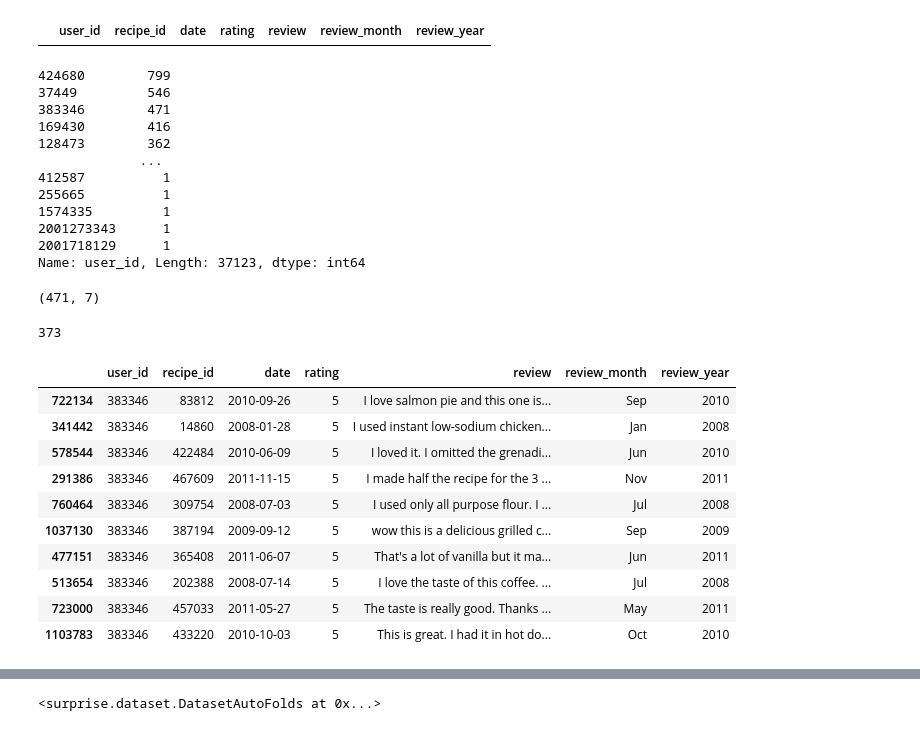
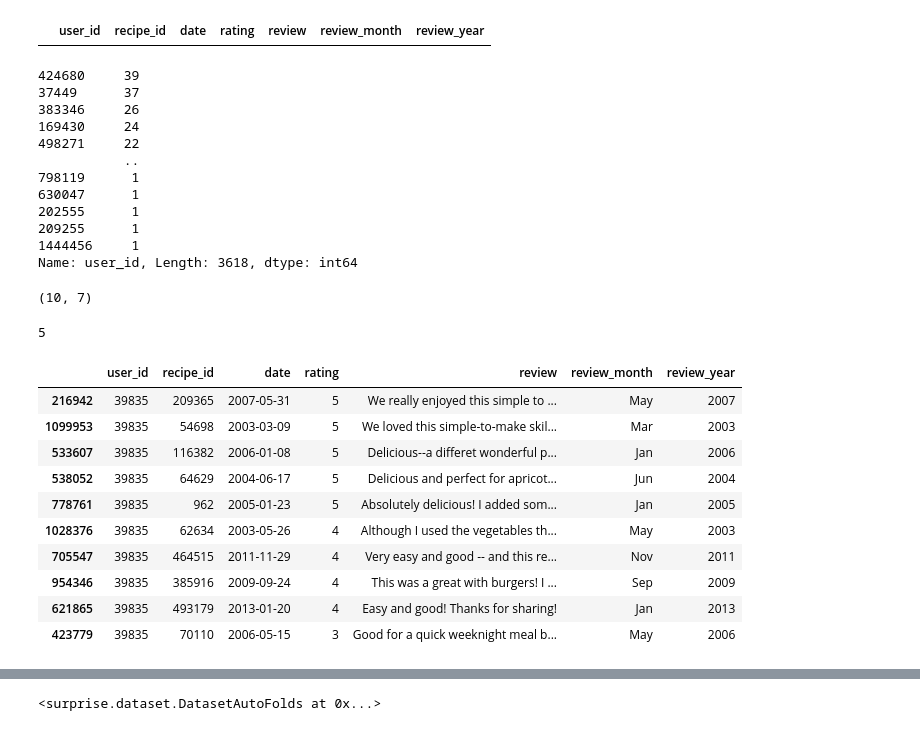
Before and after one commit to kli210/recipe_recommender_capstone, a Jupyter notebook: advanced_modelling.ipynb, the cells around one changed output, grey strips where cells are left out. Cells and saved outputs as stored; diff of their text form; code cells hidden in the pictures.

Commit message:
reduced dataset

```diff
--- a/advanced_modelling.ipynb
+++ b/advanced_modelling.ipynb
@@ -30,8 +30,8 @@ Shape:  (1071351, 7)
 Number of Unique Users: 195947
 Number of Unique recipes: 226583
 # %%
-# Sample 10% of the dataset
-sampled_data = rating_df.sample(frac=0.1, random_state=42)
+# Sample 0.5% of the dataset
+sampled_data = rating_df.sample(frac=0.005, random_state=42)
 
 # Print the shape of the sampled dataset
 print("Shape of Sampled Dataset:", sampled_data.shape)
@@ -52,41 +52,41 @@ sampled_data[sampled_data['rating'].isna()]
 # %%
 sampled_data['user_id'].value_counts()
 # %% [output]
-424680        799
-37449         546
-383346        471
-169430        416
-128473        362
-             ...
-412587          1
-255665          1
-1574335         1
-2001273343      1
-2001718129      1
-Name: user_id, Length: 37123, dtype: int64
+424680     39
+37449      37
+383346     26
+169430     24
+498271     22
+           ..
+798119      1
+630047      1
+202555      1
+209255      1
+1444456     1
+Name: user_id, Length: 3618, dtype: int64
 # %%
-# Check number of recipes rated by user 383346
-user_383346 = sampled_data[sampled_data['user_id'] == '383346']
-user_383346.shape
+# Check number of recipes rated by user 39835
+user_39835 = sampled_data[sampled_data['user_id'] == '39835']
+user_39835.shape
 # %% [output]
-(471, 7)
+(10, 7)
 # %%
-# find the number of recipe user 424680 rated as 5/5
-sum(user_383346['rating'] == 5)
+# find the number of recipe user 39835 rated as 5/5
+sum(user_39835['rating'] == 5)
 # %% [output]
-373
+5
 # %%
-# sort the recipes of user 383346 by the rating in descending order (5->1)
-user_383346.sort_values("rating", ascending=False).head(10)
+# sort the recipes of user 39835 by the rating in descending order (5->1)
+user_39835.sort_values("rating", ascending=False).head(10)
 # %% [output]
 |  | user_id | recipe_id | date | rating | review | review_month | review_year |
-| 722134 | 383346 | 83812 | 2010-09-26 | 5 | I love salmon pie and this one is... | Sep | 2010 |
-| 341442 | 383346 | 14860 | 2008-01-28 | 5 | I used instant low-sodium chicken... | Jan | 2008 |
-| 578544 | 383346 | 422484 | 2010-06-09 | 5 | I loved it. I omitted the grenadi... | Jun | 2010 |
-| 291386 | 383346 | 467609 | 2011-11-15 | 5 | I made half the recipe for the 3 ... | Nov | 2011 |
-| 760464 | 383346 | 309754 | 2008-07-03 | 5 | I used only all purpose flour. I ... | Jul | 2008 |
-| 1037130 | 383346 | 387194 | 2009-09-12 | 5 | wow this is a delicious grilled c... | Sep | 2009 |
-| 477151 | 383346 | 365408 | 2011-06-07 | 5 | That's a lot of vanilla but it ma... | Jun | 2011 |
-| 513654 | 383346 | 202388 | 2008-07-14 | 5 | I love the taste of this coffee. ... | Jul | 2008 |
-| 723000 | 383346 | 457033 | 2011-05-27 | 5 | The taste is really good. Thanks ... | May | 2011 |
-| 1103783 | 383346 | 433220 | 2010-10-03 | 5 | This is great. I had it in hot do... | Oct | 2010 |
+| 216942 | 39835 | 209365 | 2007-05-31 | 5 | We really enjoyed this simple to ... | May | 2007 |
+| 1099953 | 39835 | 54698 | 2003-03-09 | 5 | We loved this simple-to-make skil... | Mar | 2003 |
+| 533607 | 39835 | 116382 | 2006-01-08 | 5 | Delicious--a differet wonderful p... | Jan | 2006 |
+| 538052 | 39835 | 64629 | 2004-06-17 | 5 | Delicious and perfect for apricot... | Jun | 2004 |
+| 778761 | 39835 | 962 | 2005-01-23 | 5 | Absolutely delicious! I added som... | Jan | 2005 |
+| 1028376 | 39835 | 62634 | 2003-05-26 | 4 | Although I used the vegetables th... | May | 2003 |
+| 705547 | 39835 | 464515 | 2011-11-29 | 4 | Very easy and good -- and this re... | Nov | 2011 |
+| 954346 | 39835 | 385916 | 2009-09-24 | 4 | This was a great with burgers! I ... | Sep | 2009 |
+| 621865 | 39835 | 493179 | 2013-01-20 | 4 | Easy and good! Thanks for sharing! | Jan | 2013 |
+| 423779 | 39835 | 70110 | 2006-05-15 | 3 | Good for a quick weeknight meal b... | May | 2006 |
```
Also changed, not shown: parts of 15 cells of this notebook.
